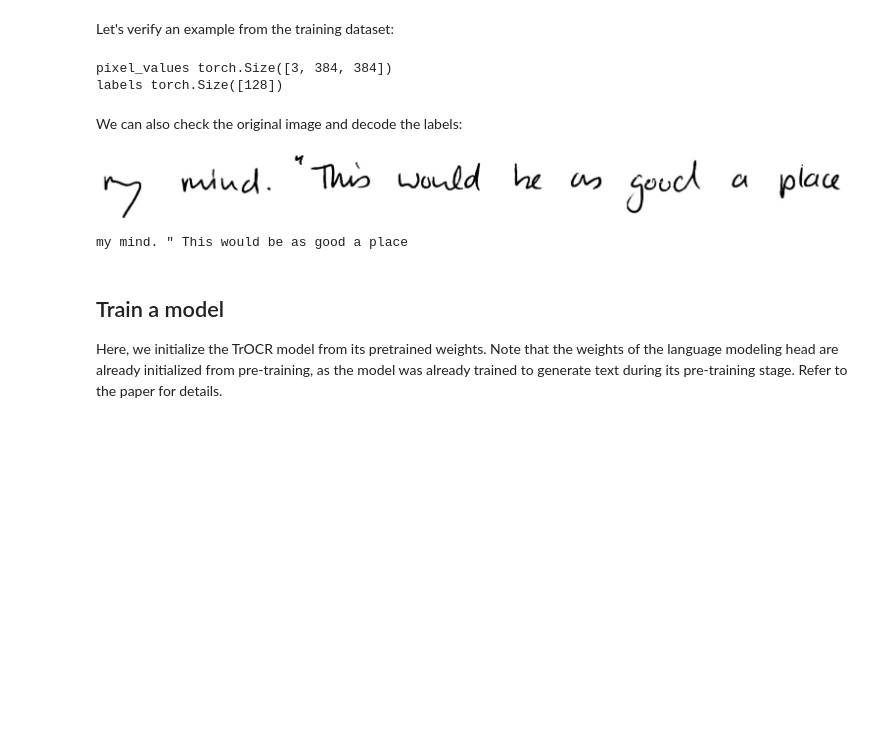
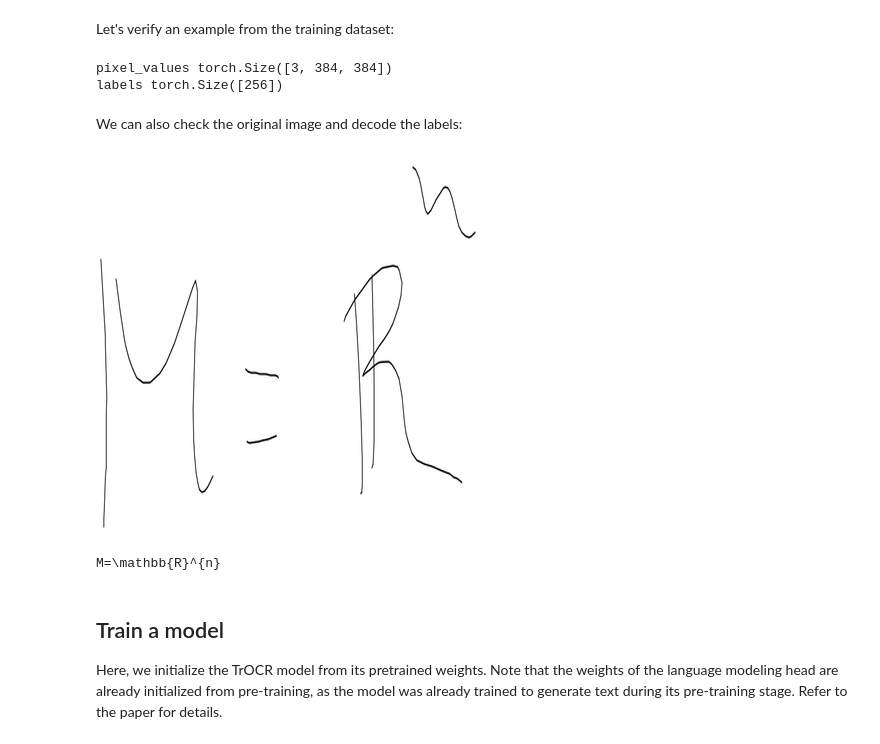
Before and after one commit to us/trocr_mathwriting, a Jupyter notebook: Fine_tune_TrOCR_on_MathWriting_Database_using_Seq2SeqTrainer.ipynb, the cells around one changed output. Saved outputs shown, nothing was run; the diff lists cells and outputs as text; code cells hidden in the pictures; blank space fills up the shorter version.

```diff
--- a/Fine_tune_TrOCR_on_IAM_Handwriting_Database_using_Seq2SeqTrainer (1).ipynb
+++ b/Fine_tune_TrOCR_on_MathWriting_Database_using_Seq2SeqTrainer.ipynb
@@ -44,18 +40,18 @@ import pandas as pd
 
 
 # Define the paths to the folders
-train_folder = "mw_images/train"
-symbols_folder = "mw_images/symbols"
-synthetic_folder = "mw_images/synthetic"
-test_folder = "mw_images/test"
-eval_folder = "mw_images/valid"
+train_folder = "mw_images/train/"
+symbols_folder = "mw_images/symbols/"
+synthetic_folder = "mw_images/synthetic/"
+test_folder = "mw_images/test/"
+eval_folder = "mw_images/valid/"
 
 # Read the metadata files
 train_metadata = pd.read_csv(os.path.join(train_folder, "metadata.csv"))
 symbols_metadata = pd.read_csv(os.path.join(symbols_folder, "metadata.csv"))
 synthetic_metadata = pd.read_csv(os.path.join(synthetic_folder, "metadata.csv"))
 test_metadata = pd.read_csv(os.path.join(test_folder, "metadata.csv"))
-eval_metadata = pd.read_csv(os.path.join(valid_folder, "metadata.csv"))
+eval_metadata = pd.read_csv(os.path.join(eval_folder, "metadata.csv"))
 
 
 # # Concatenate the metadata files
@@ -142,7 +138,7 @@ symbols_dataset = MathWritingImageDataset(root_dir=symbols_folder, df=symbols_me
 
 train_dataset = MathWritingImageDataset(root_dir=train_folder, df=train_metadata, processor=processor)
 
-train_dataset = torch.utils.data.ConcatDataset([train_dataset, symbols_dataset, synthetic_dataset])
+# train_dataset = torch.utils.data.ConcatDataset([train_dataset, symbols_dataset, synthetic_dataset])
 
 test_dataset = MathWritingImageDataset(root_dir=test_folder, df=test_metadata, processor=processor)
 
@@ -163,21 +159,21 @@ for k,v in encoding.items():
   print(k, v.shape)
 # %% [output]
 pixel_values torch.Size([3, 384, 384])
-labels torch.Size([128])
+labels torch.Size([256])
 # %% [markdown]
 We can also check the original image and decode the labels:
 # %%
-image = Image.open(train_dataset.root_dir + train_df['file_name'][0]).convert("RGB")
+image = Image.open(train_dataset.root_dir + train_metadata['file_name'][0]).convert("RGB")
 image
 # %% [output]
-[figure, old version]
+[figure, new version]
 # %%
 labels = encoding['labels']
 labels[labels == -100] = processor.tokenizer.pad_token_id
 label_str = processor.decode(labels, skip_special_tokens=True)
 print(label_str)
 # %% [output]
-my mind. " This would be as good a place
+M=\mathbb{R}^{n}
 # %% [markdown]
 ## Train a model
 
```
Also changed, not shown: parts of 3 cells of this notebook, 3 other files.
